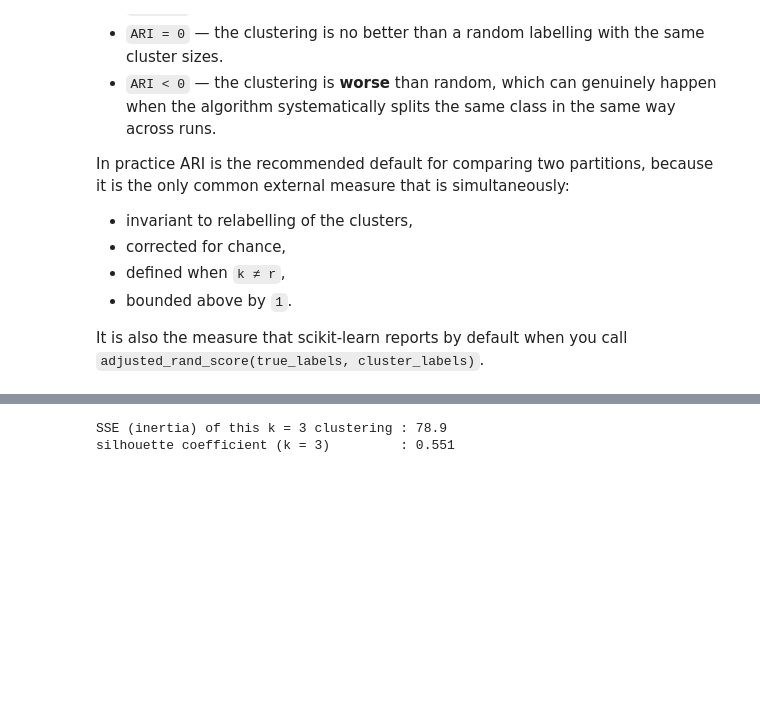
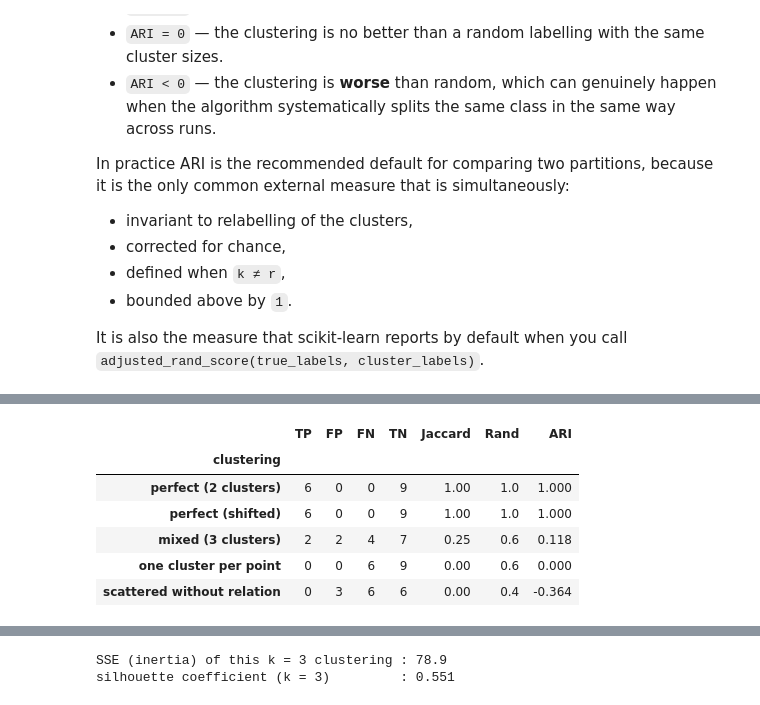
Before and after one commit to fum-cs/mfds, a Jupyter notebook: notebooks/high-dimensional-spaces/Clustering-Validation.ipynb, the cells around one changed output, grey strips where cells are left out. Saved outputs shown, nothing was run; the diff lists cells and outputs as text; code cells hidden in the pictures; blank space fills up the shorter version.

```diff
--- a/notebooks/high-dimensional-spaces/Clustering-Validation.ipynb
+++ b/notebooks/high-dimensional-spaces/Clustering-Validation.ipynb
@@ -846,0 +993,35 @@ adjusted mutual information, AMI) are preferred as defaults.
+# %%
+# Same six points, four different partitions
+clusterings = {
+    "perfect (2 clusters)":         np.array([0, 0, 0, 1, 1, 1]),
+    "perfect (shifted)":            np.array([1, 1, 1, 0, 0, 0]),
+    "mixed (3 clusters)":           np.array([0, 0, 1, 2, 1, 1]), # example_labels,
+    "one cluster per point":        np.arange(6),
+    "scattered without relation":   np.array([0, 1, 2, 0, 1, 2]),
+}
+
+rows = []
+for name, labels in clusterings.items():
+    tp, fp, fn, tn, _ = pair_counts(true_labels, labels)
+    rows.append(
+        {
+            "clustering": name,
+            "TP": tp,
+            "FP": fp,
+            "FN": fn,
+            "TN": tn,
+            "Jaccard": tp / (tp + fn + fp) if tp + fn + fp else 0.0,
+            "Rand": (tp + tn) / (tp + fp + fn + tn),
+            "ARI": adjusted_rand_score(true_labels, labels),
+        }
+    )
+
+pd.DataFrame(rows).set_index("clustering").round(3)
+# %% [output]
+|  | TP | FP | FN | TN | Jaccard | Rand | ARI |
+| clustering |  |  |  |  |  |  |  |
+| perfect (2 clusters) | 6 | 0 | 0 | 9 | 1.00 | 1.0 | 1.000 |
+| perfect (shifted) | 6 | 0 | 0 | 9 | 1.00 | 1.0 | 1.000 |
+| mixed (3 clusters) | 2 | 2 | 4 | 7 | 0.25 | 0.6 | 0.118 |
+| one cluster per point | 0 | 0 | 6 | 9 | 0.00 | 0.6 | 0.000 |
+| scattered without relation | 0 | 3 | 6 | 6 | 0.00 | 0.4 | -0.364 |
```
Also changed, not shown: parts of 34 cells of this notebook, 2 other files.
